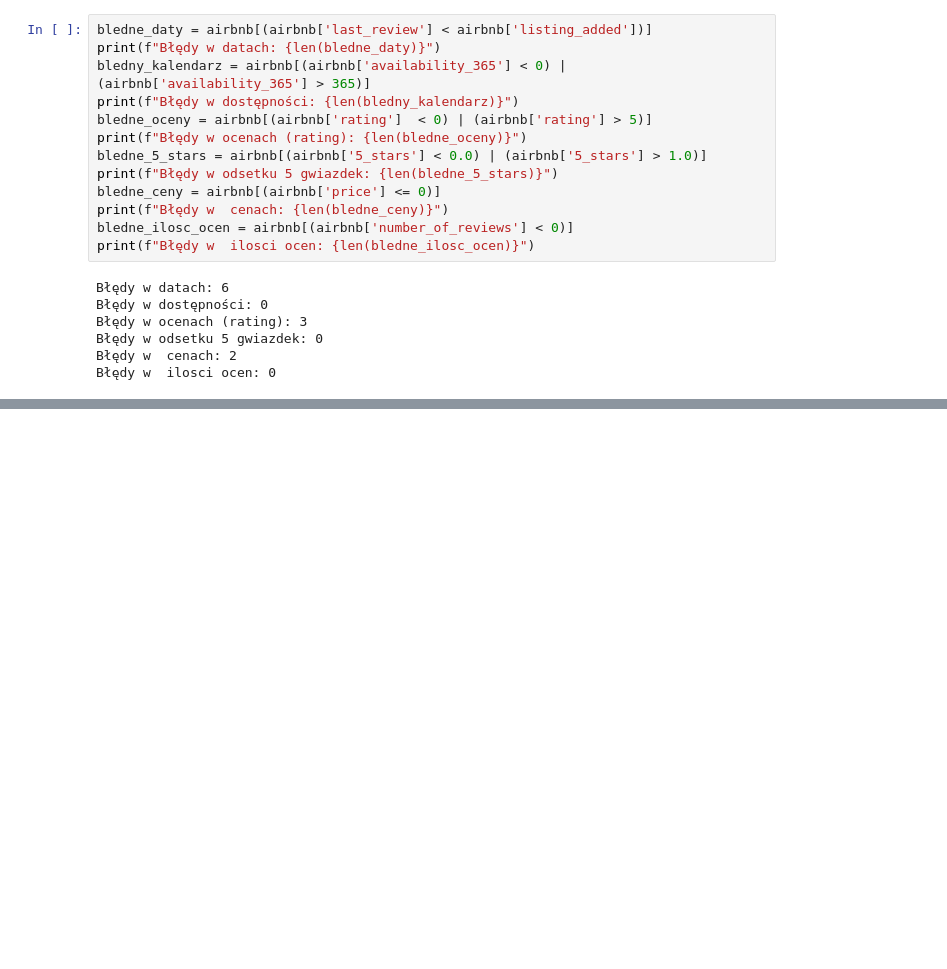
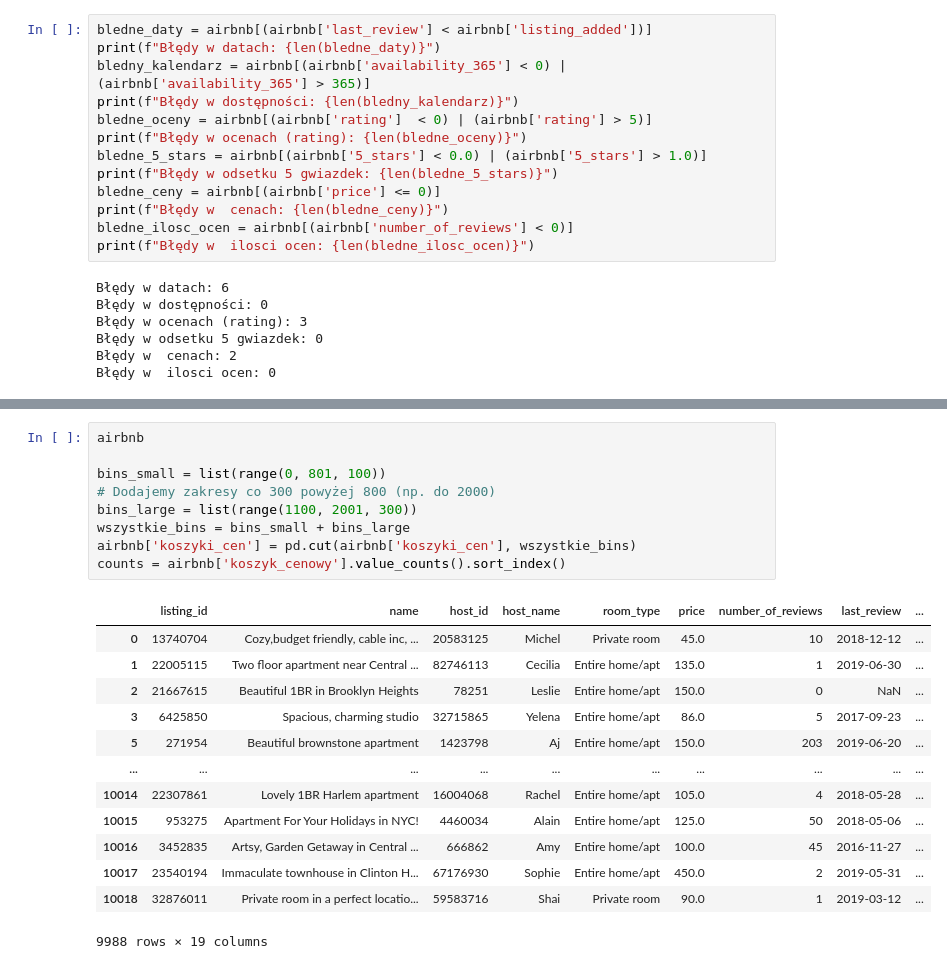
Before and after one commit to ck0002/Data_Analysis_Workshops, a Jupyter notebook: moje/airbnb.ipynb, the cells around one changed output, grey strips where cells are left out. Drawn from its saved outputs; the diff is of its cells as text; blank space fills up the shorter version.

```diff
--- a/moje/airbnb.ipynb
+++ b/moje/airbnb.ipynb
@@ -180,0 +182,23 @@ NameError: name 'airbnb' is not defined
+# %%
+airbnb
+
+bins_small = list(range(0, 801, 100))
+# Dodajemy zakresy co 300 powyżej 800 (np. do 2000)
+bins_large = list(range(1100, 2001, 300))
+wszystkie_bins = bins_small + bins_large
+airbnb['koszyki_cen'] = pd.cut(airbnb['koszyki_cen'], wszystkie_bins)
+counts = airbnb['koszyk_cenowy'].value_counts().sort_index()
+# %% [output]
+|  | listing_id | name | host_id | host_name | room_type | price | number_of_reviews | last_review | ... |
+| 0 | 13740704 | Cozy,budget friendly, cable inc, ... | 20583125 | Michel | Private room | 45.0 | 10 | 2018-12-12 | ... |
+| 1 | 22005115 | Two floor apartment near Central ... | 82746113 | Cecilia | Entire home/apt | 135.0 | 1 | 2019-06-30 | ... |
+| 2 | 21667615 | Beautiful 1BR in Brooklyn Heights | 78251 | Leslie | Entire home/apt | 150.0 | 0 | NaN | ... |
+| 3 | 6425850 | Spacious, charming studio | 32715865 | Yelena | Entire home/apt | 86.0 | 5 | 2017-09-23 | ... |
+| 5 | 271954 | Beautiful brownstone apartment | 1423798 | Aj | Entire home/apt | 150.0 | 203 | 2019-06-20 | ... |
+| ... | ... | ... | ... | ... | ... | ... | ... | ... | ... |
+| 10014 | 22307861 | Lovely 1BR Harlem apartment | 16004068 | Rachel | Entire home/apt | 105.0 | 4 | 2018-05-28 | ... |
+| 10015 | 953275 | Apartment For Your Holidays in NYC! | 4460034 | Alain | Entire home/apt | 125.0 | 50 | 2018-05-06 | ... |
+| 10016 | 3452835 | Artsy, Garden Getaway in Central ... | 666862 | Amy | Entire home/apt | 100.0 | 45 | 2016-11-27 | ... |
+| 10017 | 23540194 | Immaculate townhouse in Clinton H... | 67176930 | Sophie | Entire home/apt | 450.0 | 2 | 2019-05-31 | ... |
+| 10018 | 32876011 | Private room in a perfect locatio... | 59583716 | Shai | Private room | 90.0 | 1 | 2019-03-12 | ... |
+9988 rows × 19 columns
```
Also changed, not shown: parts of 6 cells of this notebook, 1 other file.
